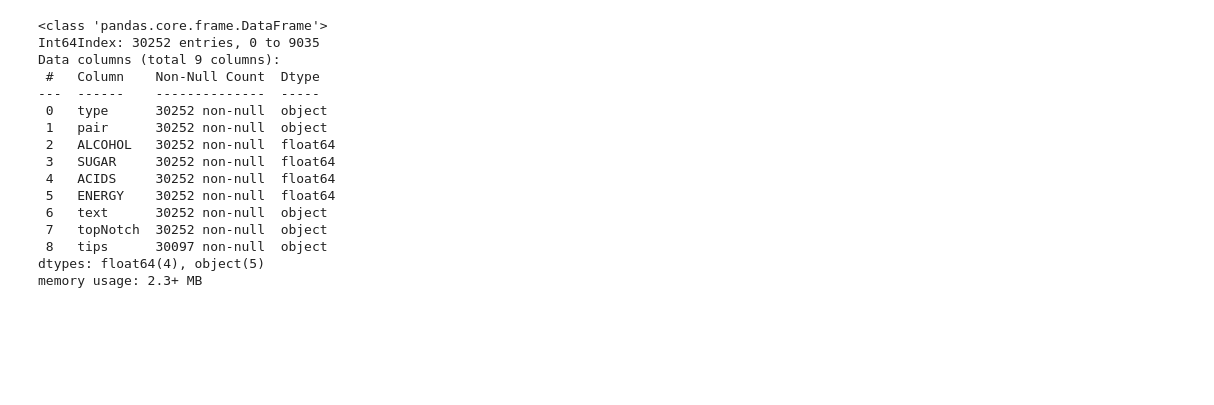
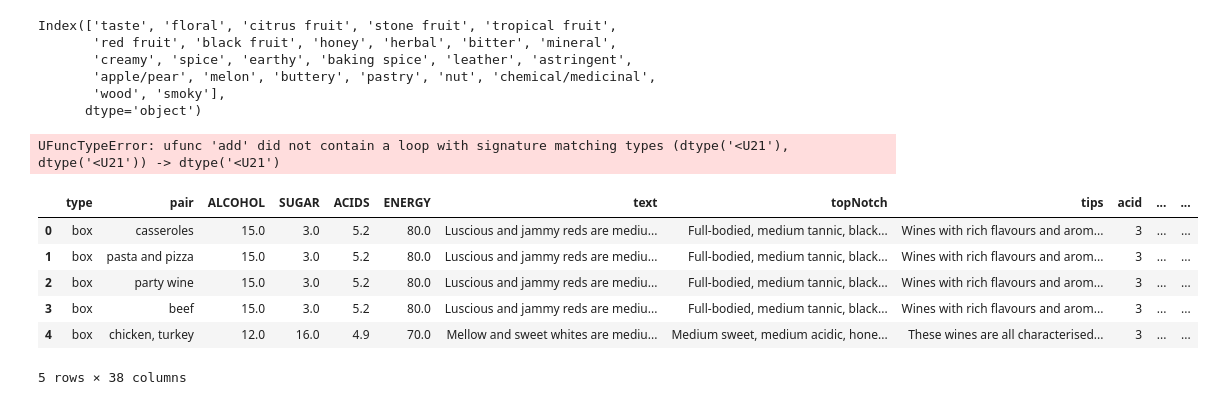
Before and after one commit to williambrach/NN-zadania, a Jupyter notebook: Zadanie3/dataset-creating/dataset_cleaning.ipynb, the cells around one changed output. Drawn from its saved outputs; the diff is of its cells as text; code cells hidden in the pictures; blank space fills up the shorter version.

```diff
--- a/Zadanie3/dataset-creating/dataset_cleaning.ipynb
+++ b/Zadanie3/dataset-creating/dataset_cleaning.ipynb
@@ -13 +112,59 @@ df['ENERGY'] = df['ENERGY'].apply( lambda x : float(x.split('Kcal / 100ml')[0])
+# %%
+df['floral'] = 0
+df['citrus fruit'] = 0
+df['stone fruit'] = 0
+df['tropical fruit'] = 0
+df['red fruit'] = 0
+df['black fruit'] = 0
+df['honey'] = 0
+df['herbal'] = 0
+df['bitter'] = 0
+df['mineral'] = 0
+df['creamy'] = 0
+df['spice'] = 0
+df['earthy'] = 0
+df['baking spice'] = 0
+df['leather'] = 0
+df['astringent'] = 0
+df['apple/pear'] = 0
+df['melon'] = 0
+df['buttery'] = 0
+df['pastry'] = 0
+df['nut'] = 0
+df['chemical/medicinal'] = 0
+df['wood'] = 0
+df['smoky'] = 0
+# %%
+df2.columns
+# %% [output]
+Index(['taste', 'floral', 'citrus fruit', 'stone fruit', 'tropical fruit',
+       'red fruit', 'black fruit', 'honey', 'herbal', 'bitter', 'mineral',
+       'creamy', 'spice', 'earthy', 'baking spice', 'leather', 'astringent',
+       'apple/pear', 'melon', 'buttery', 'pastry', 'nut', 'chemical/medicinal',
+       'wood', 'smoky'],
+      dtype='object')
+# %%
+for index, row in df.iterrows():
+    notches = row['topNotch'].split(',')
+    for n in notches:
+        if "notes" in n or "aromas" in n or "hint" in n:
+            x = n.replace("notes","").replace("aromas","").replace("hint","").strip()
+            xx = df2[df2['taste'] == x]
+            for column in xx.columns[1:]:
+                try:
+                    df.at[index,column] += xx[column].sum()
+                except:
+                    df.at[index,column] += 0
+# %% [output]
+UFuncTypeError: ufunc 'add' did not contain a loop with signature matching types (dtype('<U21'), dtype('<U21')) -> dtype('<U21')
+# %%
+df.head()
+# %% [output]
+|  | type | pair | ALCOHOL | SUGAR | ACIDS | ENERGY | text | topNotch | tips | acid | ... | ... |
+| 0 | box | casseroles | 15.0 | 3.0 | 5.2 | 80.0 | Luscious and jammy reds are mediu... | Full-bodied, medium tannic, black... | Wines with rich flavours and arom... | 3 | ... | ... |
+| 1 | box | pasta and pizza | 15.0 | 3.0 | 5.2 | 80.0 | Luscious and jammy reds are mediu... | Full-bodied, medium tannic, black... | Wines with rich flavours and arom... | 3 | ... | ... |
+| 2 | box | party wine | 15.0 | 3.0 | 5.2 | 80.0 | Luscious and jammy reds are mediu... | Full-bodied, medium tannic, black... | Wines with rich flavours and arom... | 3 | ... | ... |
+| 3 | box | beef | 15.0 | 3.0 | 5.2 | 80.0 | Luscious and jammy reds are mediu... | Full-bodied, medium tannic, black... | Wines with rich flavours and arom... | 3 | ... | ... |
+| 4 | box | chicken, turkey | 12.0 | 16.0 | 4.9 | 70.0 | Mellow and sweet whites are mediu... | Medium sweet, medium acidic, hone... | These wines are all characterised... | 3 | ... | ... |
+5 rows × 38 columns
 # %%
@@ -17,19 +171,0 @@ df['SUGAR'] = df['SUGAR'].apply( lambda x : float(x.split('g/l')[0]) if x != -1
-# %%
-df.info()
-# %% [output]
-<class 'pandas.core.frame.DataFrame'>
-Int64Index: 30252 entries, 0 to 9035
-Data columns (total 9 columns):
- #   Column    Non-Null Count  Dtype
----  ------    --------------  -----
- 0   type      30252 non-null  object
- 1   pair      30252 non-null  object
- 2   ALCOHOL   30252 non-null  float64
- 3   SUGAR     30252 non-null  float64
- 4   ACIDS     30252 non-null  float64
- 5   ENERGY    30252 non-null  float64
- 6   text      30252 non-null  object
- 7   topNotch  30252 non-null  object
- 8   tips      30097 non-null  object
-dtypes: float64(4), object(5)
-memory usage: 2.3+ MB
```
Also changed, not shown: parts of 8 cells of this notebook, 2 other files.
